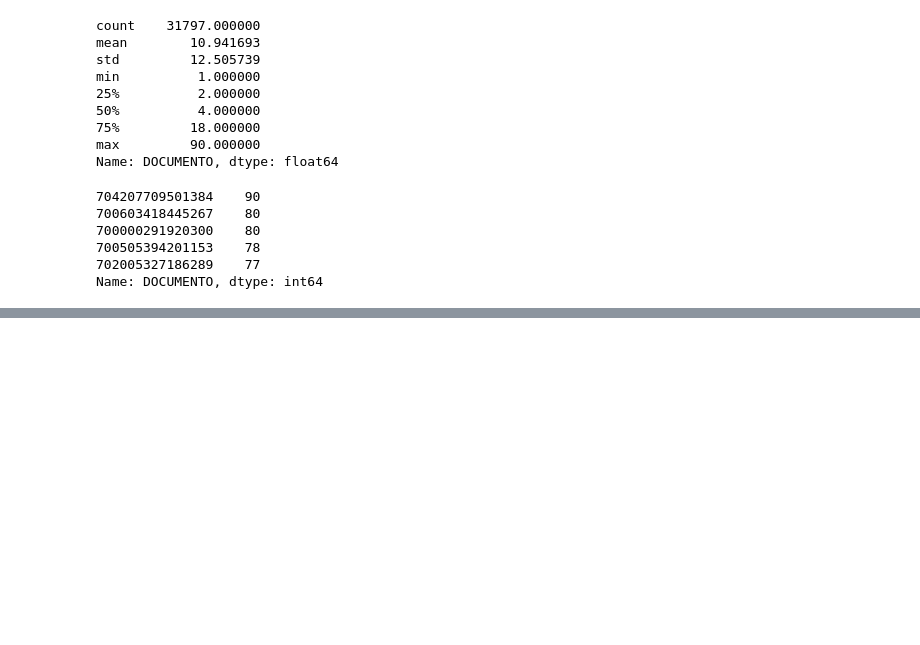
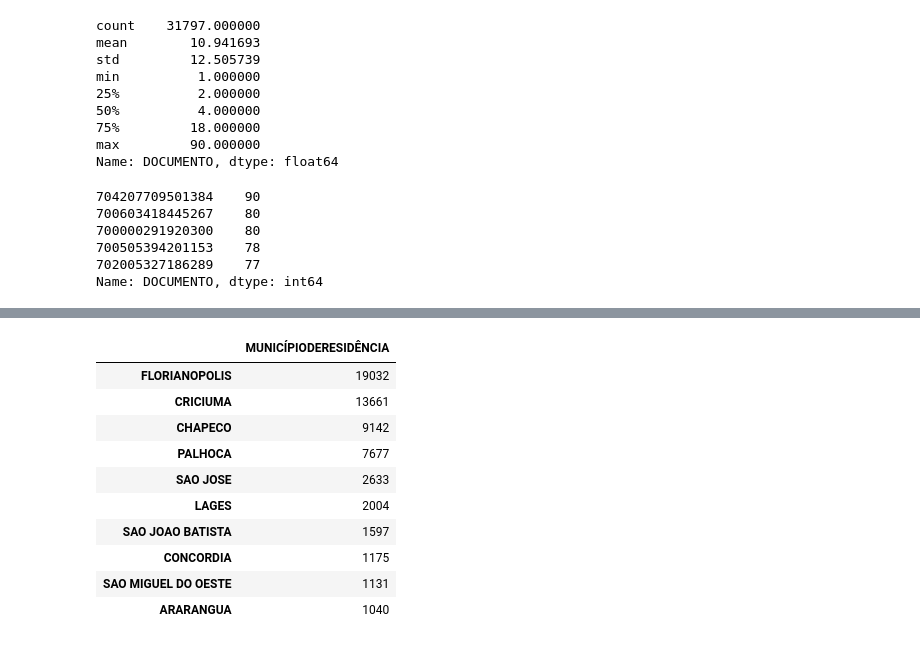
Before and after one commit to Lorenaps/curso_analise_dados_publicos, a Jupyter notebook: Curso de Análise de Dados Públicos.ipynb, the cells around one changed output, grey strips where cells are left out. Drawn from its saved outputs; the diff is of its cells as text; code cells hidden in the pictures; blank space fills up the shorter version.

```diff
--- a/Curso de Análise de Dados Públicos.ipynb
+++ b/Curso de Análise de Dados Públicos.ipynb
@@ -292,0 +356,14 @@ df.query('DOCUMENTO == 704207709501384')[['DESCRIÇÃODOPROCEDIMENTO','DATADASOL
+# %%
+df.query('DESCRIÇÃODOPROCEDIMENTO == "CONSULTA EM OFTALMOLOGIA - GERAL"')['MUNICÍPIODERESIDÊNCIA'].value_counts().to_frame().head(10)
+# %% [output]
+|  | MUNICÍPIODERESIDÊNCIA |
+| FLORIANOPOLIS | 19032 |
+| CRICIUMA | 13661 |
+| CHAPECO | 9142 |
+| PALHOCA | 7677 |
+| SAO JOSE | 2633 |
+| LAGES | 2004 |
+| SAO JOAO BATISTA | 1597 |
+| CONCORDIA | 1175 |
+| SAO MIGUEL DO OESTE | 1131 |
+| ARARANGUA | 1040 |
```
Also changed, not shown: parts of 10 cells of this notebook.
